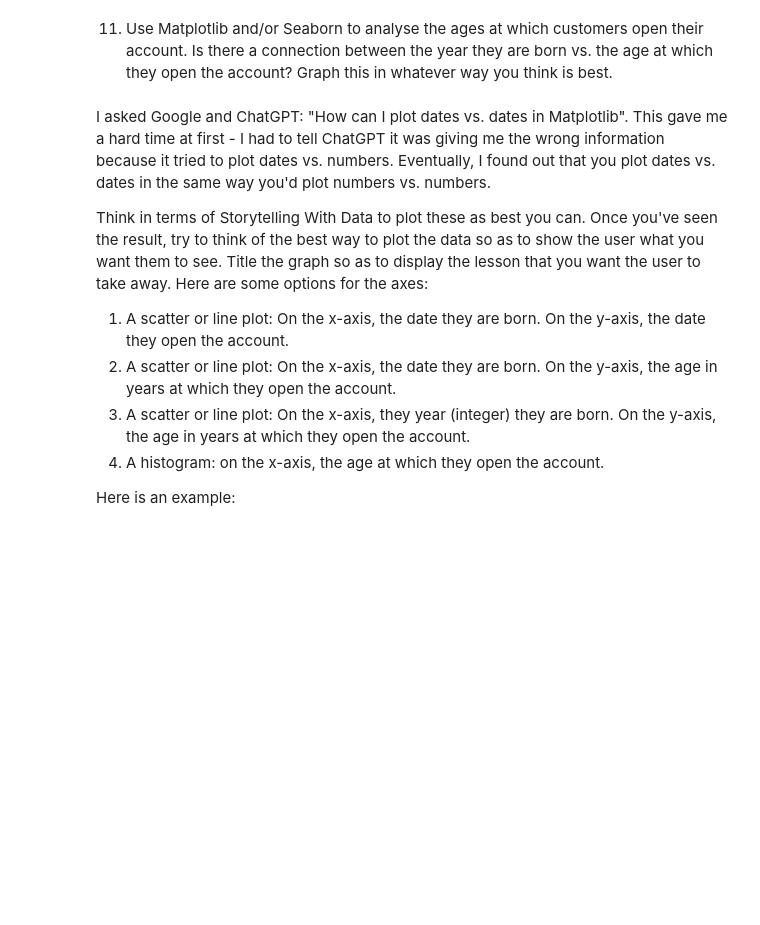
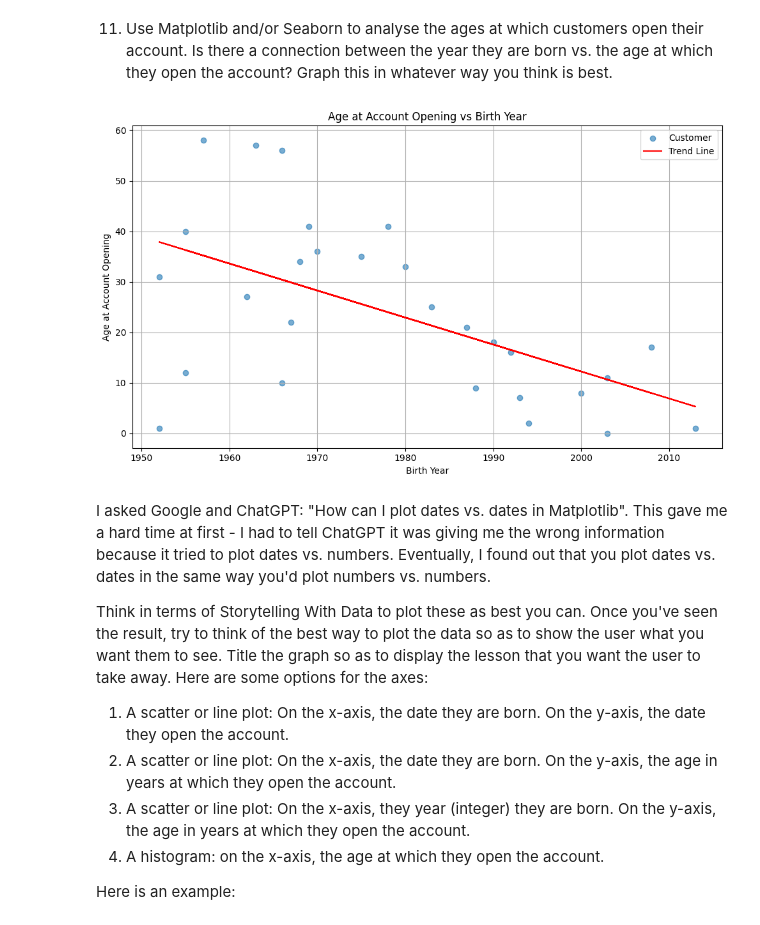
Before and after one commit to akmishra-1/Module-B-semester-2, a Jupyter notebook: OMDS-ModB2-Week1-Mishra-Amit.ipynb, the cells around one changed output. Drawn from its saved outputs; the diff is of its cells as text; code cells hidden in the pictures; blank space fills up the shorter version.

```diff
--- a/OMDS-ModB2-Week1-Mishra-Amit.ipynb
+++ b/OMDS-ModB2-Week1-Mishra-Amit.ipynb
@@ -286,3 +319,6 @@ https://pandas.pydata.org/docs/reference/api/pandas.DataFrame.drop_duplicates.ht
+# %%
+# there are no duplicates
+df_bank_datefix = df_bank_datefix.drop_duplicates()
 # %% [markdown]
 5. Check whether the customers all have unique AccountIDs.  If not, provide the first example of a non-unique AccountId.
 # %% [markdown]
@@ -318,3 +376,6 @@ https://www.geeksforgeeks.org/how-to-count-distinct-values-of-a-pandas-dataframe
 7. Remove the duplicate AccountIDs so that each AccountID appears only once.
 
 This will involve using data.duplicated() but this time without keep = False.  We don't want to drop all duplicates; we want to leave one example of each value.
+# %%
+df_bank_datefix = df_bank_datefix.drop_duplicates(subset="AccountID", keep="first")
+df_bank_datefix
@@ -334,2 +469,14 @@ Now, change the cd, checking, and savings columns into integers.
 # %% [markdown]
 10. Are there any other data values that do not seem right?  If not, give an example?
+# %%
+# there cannot be accounts that are opened in the future (unless time travelling)
+df_bank_datefix['AccountOpened'] = pd.to_datetime(df_bank_datefix['AccountOpened'], errors='coerce')
+now = pd.Timestamp.now()
+# filter rows with AccountOpened in the future
+future_accounts = df_bank_datefix[df_bank_datefix['AccountOpened'] > now]
+
+print(future_accounts)
+print(f"\n{len(future_accounts)} rows have AccountOpened values in the future from now")
+
+# remove them from the df
+df_bank_datefix = df_bank_datefix[df_bank_datefix['AccountOpened'] <= now]
@@ -347,6 +521,31 @@ If you check, I think you'll find that all dates are more recent than 120 years
 Along those same lines, are there any birth dates that are too recent?  Do we think that any two year olds will have opened bank accounts?  How common do you think this is in real life?  How common is it in our data set?  Can you detect the two year olds opening bank accounts using just one column, or do you need two columns?
 # %% [markdown]
 11. Use Matplotlib and/or Seaborn to analyse the ages at which customers open their account.  Is there a connection between the year they are born vs. the age at which they open the account?  Graph this in whatever way you think is best.
+# %%
+df = df_bank_datefix.copy()
+
+# Calculate age at account opening and birth year
+df['AgeAtAccountOpen'] = (df['AccountOpened'] - df['BirthDate']).dt.days // 365
+df['BirthYear'] = df['BirthDate'].dt.year
+
+# filter the invalid ages
+df = df[(df['AgeAtAccountOpen'] >= 0) & (df['AgeAtAccountOpen'] <= 100)]
+
+plt.figure(figsize=(10, 6))
+plt.scatter(df['BirthYear'], df['AgeAtAccountOpen'], alpha=0.6, label='Customer')
+# get a best fir line
+z = np.polyfit(df['BirthYear'], df['AgeAtAccountOpen'], 1)
+p = np.poly1d(z)
+plt.plot(df['BirthYear'], p(df['BirthYear']), color='red', label='Trend Line')
+plt.title("Age at Account Opening vs Birth Year")
+plt.xlabel("Birth Year")
+plt.ylabel("Age at Account Opening")
+plt.legend()
+plt.grid(True)
+plt.tight_layout()
+plt.show()
+# %% [output]
+[figure, added]
 # %% [markdown]
 I asked Google and ChatGPT: "How can I plot dates vs. dates in Matplotlib".  This gave me a hard time at first - I had to tell ChatGPT it was giving me the wrong information because it tried to plot dates vs. numbers.  Eventually, I found out that you plot dates vs. dates in the same way you'd plot numbers vs. numbers.
 
```
Also changed, not shown: parts of 16 cells of this notebook.
